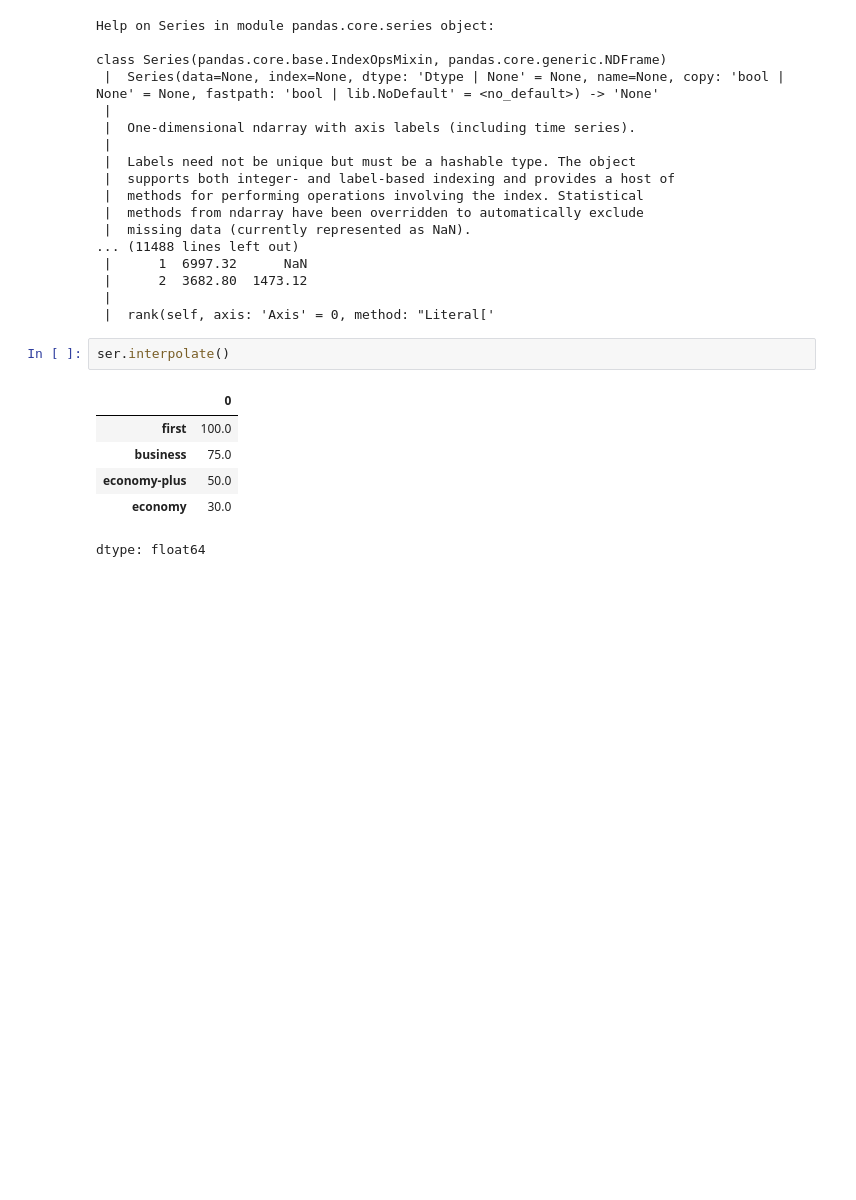
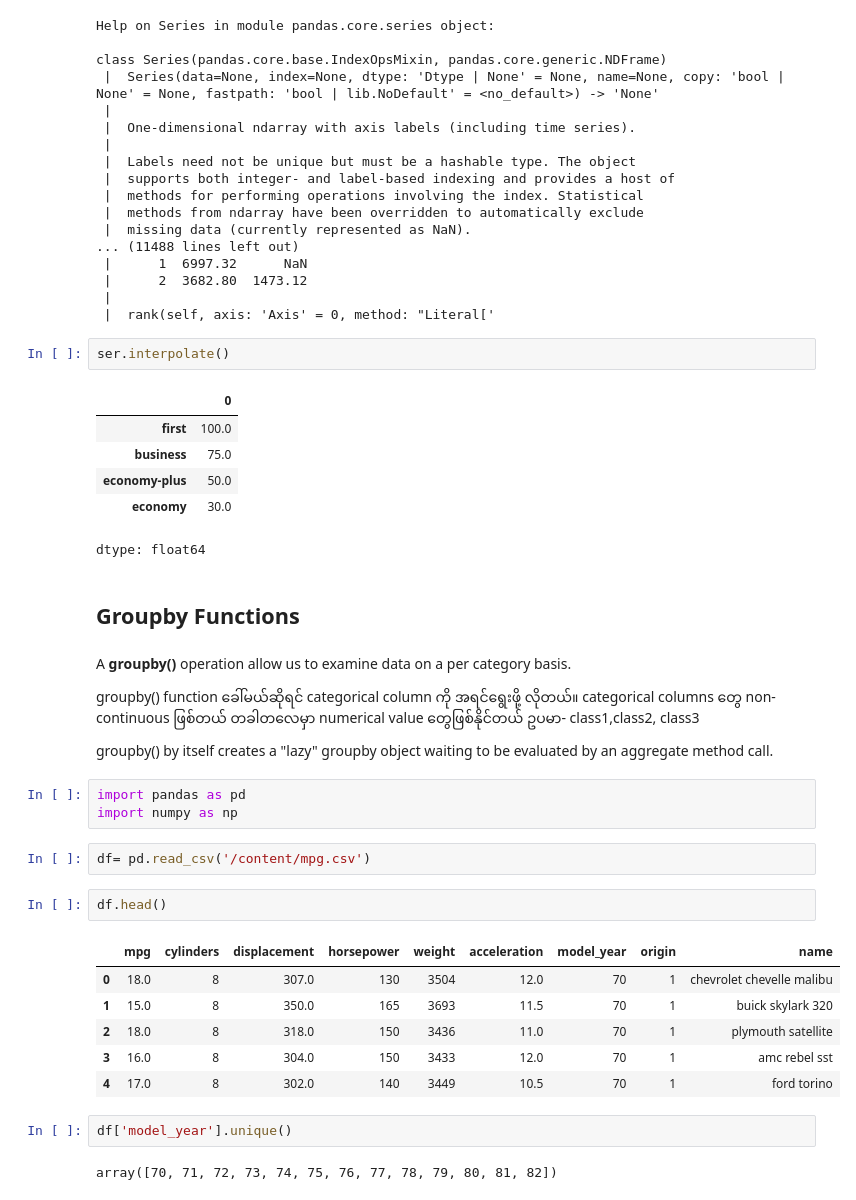
Before and after one commit to gloriabee/ML_Engineer_Journey, a Jupyter notebook: Pandas.ipynb, the cells around one changed output. Saved outputs shown, nothing was run; the diff lists cells and outputs as text; blank space fills up the shorter version.

```diff
--- a/Pandas.ipynb
+++ b/Pandas.ipynb
@@ -1035,3 +1035,29 @@ ser.interpolate()
 | economy-plus | 50.0 |
 | economy | 30.0 |
 dtype: float64
+# %% [markdown]
+## Groupby Functions
+# %% [markdown]
+A **groupby()** operation allow us to examine data on a per category basis.
+
+groupby() function ခေါ်မယ်ဆိုရင် categorical column ကို အရင်ရွေးဖို့ လိုတယ်။ categorical columns တွေ non-continuous ဖြစ်တယ် တခါတလေမှာ numerical value တွေဖြစ်နိုင်တယ် ဥပမာ- class1,class2, class3
+
+groupby() by itself creates a "lazy" groupby object waiting to be evaluated by an aggregate method call.
+# %%
+import pandas as pd
+import numpy as np
+# %%
+df= pd.read_csv('/content/mpg.csv')
+# %%
+df.head()
+# %% [output]
+|  | mpg | cylinders | displacement | horsepower | weight | acceleration | model_year | origin | name |
+| 0 | 18.0 | 8 | 307.0 | 130 | 3504 | 12.0 | 70 | 1 | chevrolet chevelle malibu |
+| 1 | 15.0 | 8 | 350.0 | 165 | 3693 | 11.5 | 70 | 1 | buick skylark 320 |
+| 2 | 18.0 | 8 | 318.0 | 150 | 3436 | 11.0 | 70 | 1 | plymouth satellite |
+| 3 | 16.0 | 8 | 304.0 | 150 | 3433 | 12.0 | 70 | 1 | amc rebel sst |
+| 4 | 17.0 | 8 | 302.0 | 140 | 3449 | 10.5 | 70 | 1 | ford torino |
+# %%
+df['model_year'].unique()
+# %% [output]
+array([70, 71, 72, 73, 74, 75, 76, 77, 78, 79, 80, 81, 82])
```
Also changed, not shown: parts of 13 cells of this notebook.
